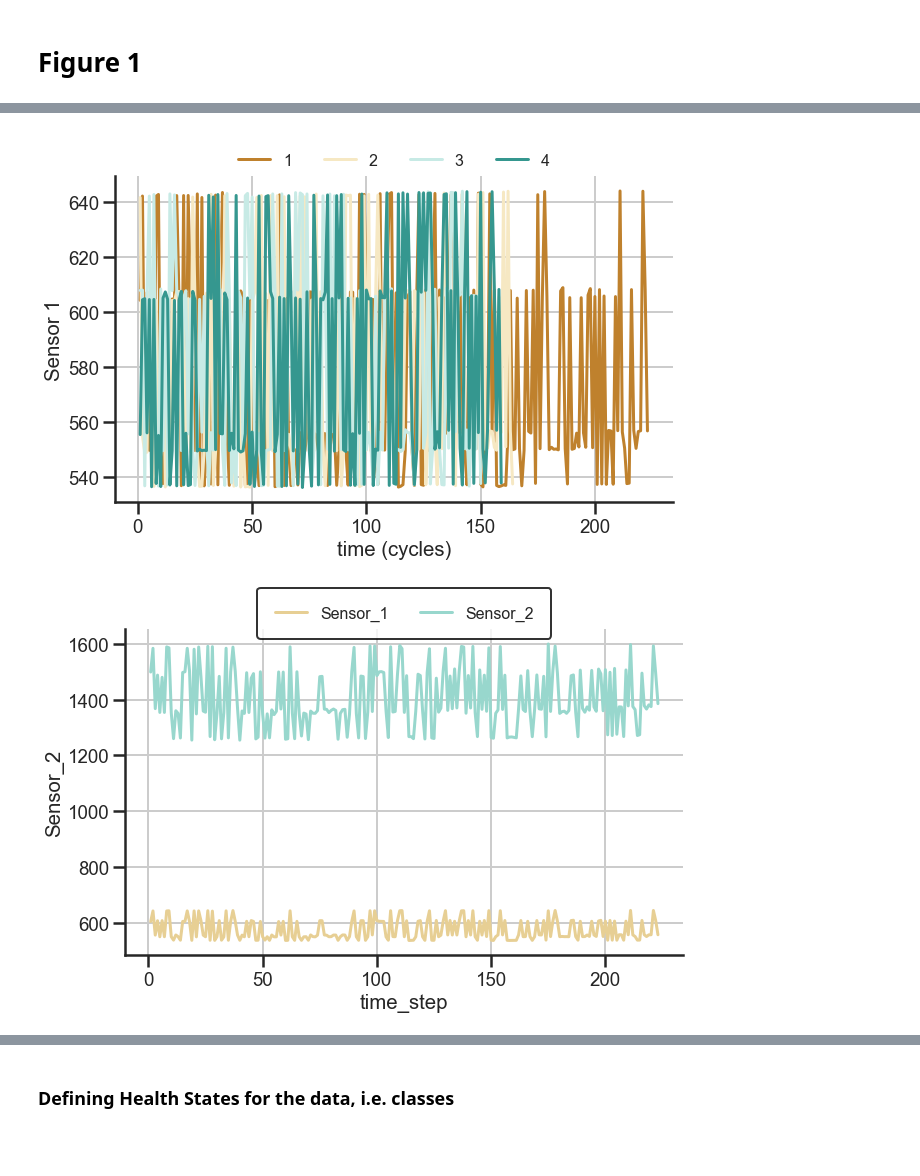
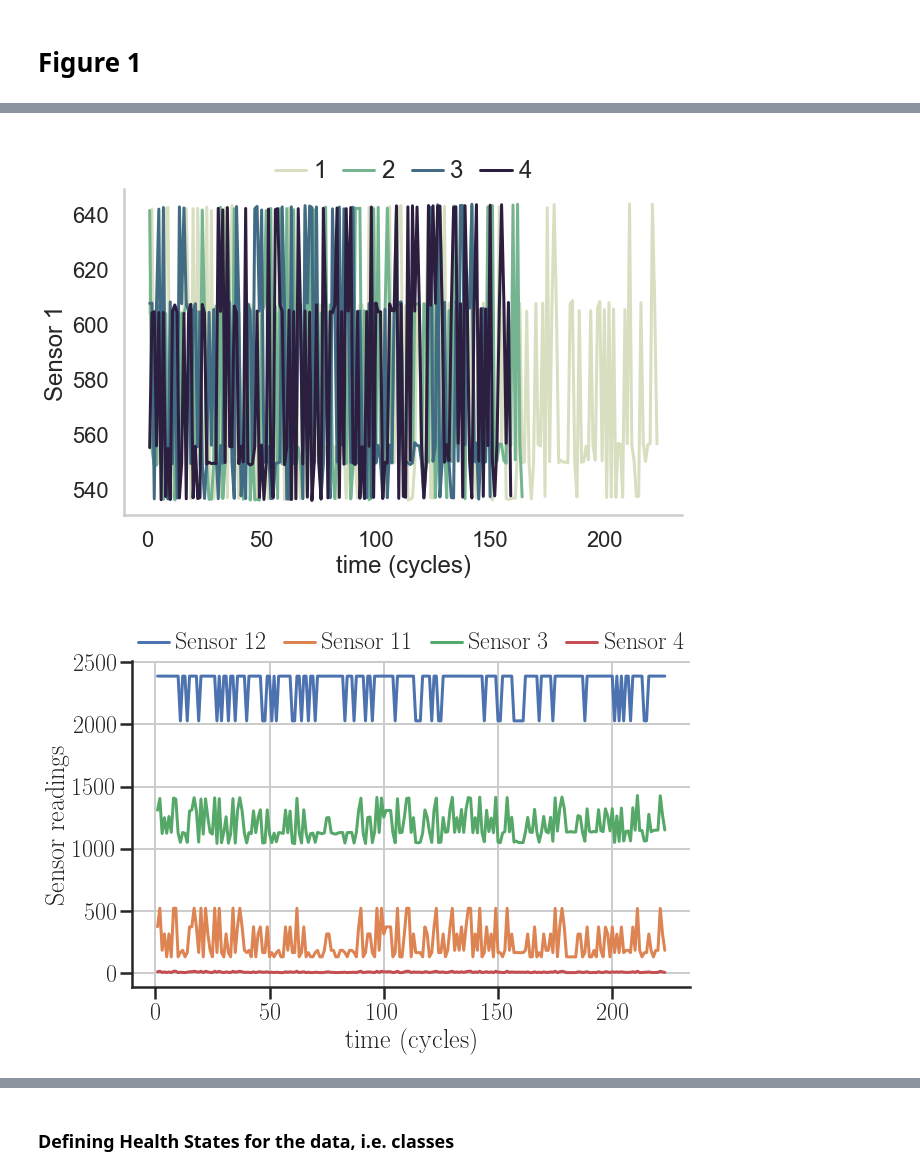
Before and after one commit to navarmn/Turbofan-Airplane-fault-prognosis, a Jupyter notebook: notebooks/0.1-generate_figures-visualization_and_explorations-navarmn.ipynb, the cells around one changed output, grey strips where cells are left out. Saved outputs shown, nothing was run; the diff lists cells and outputs as text; code cells hidden in the pictures; blank space fills up the shorter version.

Commit message:
New figures generated

```diff
--- a/notebooks/0.1-generate_figures-visualization_and_explorations-navarmn.ipynb
+++ b/notebooks/0.1-generate_figures-visualization_and_explorations-navarmn.ipynb
@@ -78,6 +78,3 @@ interactive(children=(IntSlider(value=109, description='unit', max=218, min=1),
 <function __main__.plot_series(unit, sensor)>
 # %% [markdown]
 # Figure 1
-# %%
-sns.set(style="ticks")
-sns.set_context("poster")
@@ -97,42 +81,43 @@ ax.plot(data_unit_sensor.iloc[:,-1])
 # %%
-paleta = sns.color_palette("BrBG", 4)
-
+paleta = sns.cubehelix_palette(4, start=.5, rot=-.75)
 
 fig, ax = plt.subplots()
 fig.set_size_inches(10,6)
 # sns.set_style('ticks')
 # sns.set_context("poster")
 sns.set(context='poster', style='ticks', font_scale=0.85)
 
 g = sns.lineplot(x="time_step", y="Sensor_1", hue='unit',
              data=data[(data['unit'] <= 4) & (data['unit'] > 0)], palette=paleta)
 
 ax.lines
 # leg = ax.legend(ncol=5, bbox_to_anchor=(0, 1.2), loc='upper left')
-leg.set_title('')
+# leg.set_title('')
 
 h, l = plt.gca().get_legend_handles_labels()
 leg = plt.legend(h[1:],l[1:],
                  title = "",
-                 borderpad = 1.1,
+                 borderpad = 1.0,
                  edgecolor = 'black',
-                 fontsize = 16,
+                 fontsize = 24,
                  frameon = False,
                  loc = 'upper center',
                  ncol=5,
-                 bbox_to_anchor=(0.5, 1.15)
+                 bbox_to_anchor=(0.5, 1.2),
+                 handletextpad=0.3,
+                 handlelength=1.3,
+                 columnspacing=0.7
                 )
 
 sns.despine()
 
 plt.grid()
 
 plt.xlabel('time (cycles)')
 plt.ylabel('Sensor 1')
 
-# Set font sizes:
-# sns.set(font_scale=1)
+plt.style.use('./latex_navar.mplstyle')
 
 plt.savefig('01_figure_sensor_units.eps', format='eps', dpi=300, bbox_inches='tight')
 # %% [output]
-[figure, old version]
+[figure, new version]
@@ -142,5 +124,8 @@ u.set
 # %%
-paleta = sns.color_palette("BrBG", 2)
+paleta = sns.color_palette("RdGy", 4)
+paleta = sns.color_palette("dark", 4)
+paleta = sns.dark_palette("palegreen", 4)
+paleta = sns.cubehelix_palette(4, start=.5, rot=-.75)
 
 
 fig, ax = plt.subplots()
@@ -149,11 +134,17 @@ fig.set_size_inches(10,6)
 # sns.set_context("poster")
 sns.set(context='poster', style='ticks', font_scale=0.85)
 
-g = sns.lineplot(x="time_step", y="Sensor_1",
+g = sns.lineplot(x="time_step", y="Sensor_12",
              data=data[(data['unit'] == 1)])
 
-g = sns.lineplot(x="time_step", y="Sensor_2",
+g = sns.lineplot(x="time_step", y="Sensor_11",
              data=data[(data['unit'] == 1)])
+
+g = sns.lineplot(x="time_step", y="Sensor_3",
+             data=data[(data['unit'] == 1)])
+
+g = sns.lineplot(x="time_step", y="Sensor_4",
+             data=data[(data['unit'] == 1)], palette=paleta)
 
 sns.set_palette(paleta)
 
@@ -162,23 +153,30 @@ leg.set_title('')
 h, l = plt.gca().get_legend_handles_labels()
 leg = plt.legend(h[1:],l[1:],
                  title = "",
-                 borderpad = 1.1,
+                 borderpad = 1.0,
                  edgecolor = 'black',
-                 fontsize = 16,
-                 frameon = True,
+                 fontsize = 24,
+                 frameon = False,
                  loc = 'upper center',
                  ncol=5,
-                 bbox_to_anchor=(0.5, 1.15),
-                 labels = ['Sensor_1', 'Sensor_2']
+                 bbox_to_anchor=(0.5, 1.2),
+                 labels = ['Sensor 12', 'Sensor 11', 'Sensor 3', 'Sensor 4'],
+                 handletextpad=0.3,
+                 handlelength=1.3,
+                 columnspacing=0.7
                 )
 
 sns.despine()
 
 plt.grid()
 
-# Set font sizes:
-# sns.set(font_scale=1)
+plt.xlabel('time (cycles)')
+plt.ylabel('Sensor readings')
 
-plt.savefig('02_figure_unit_sensors.eps', format='eps', dpi=300, bbox_inches='tight')
+plt.style.use('./latex_navar.mplstyle')
+
+
+
+plt.savefig('02_figure_unit_sensors_latex.eps', format='eps', dpi=300, bbox_inches='tight')
 # %% [output]
-[figure, old version]
+[figure, new version]
```
Also changed, not shown: parts of 13 cells of this notebook, 10 other files.
